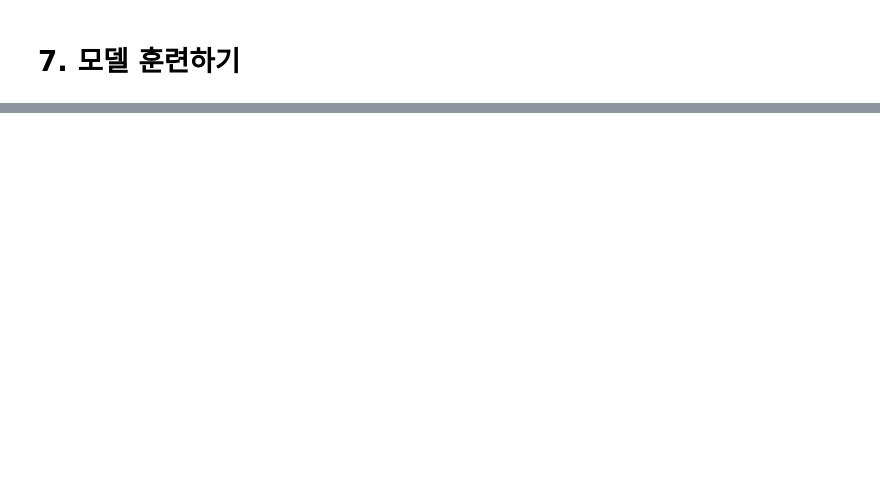
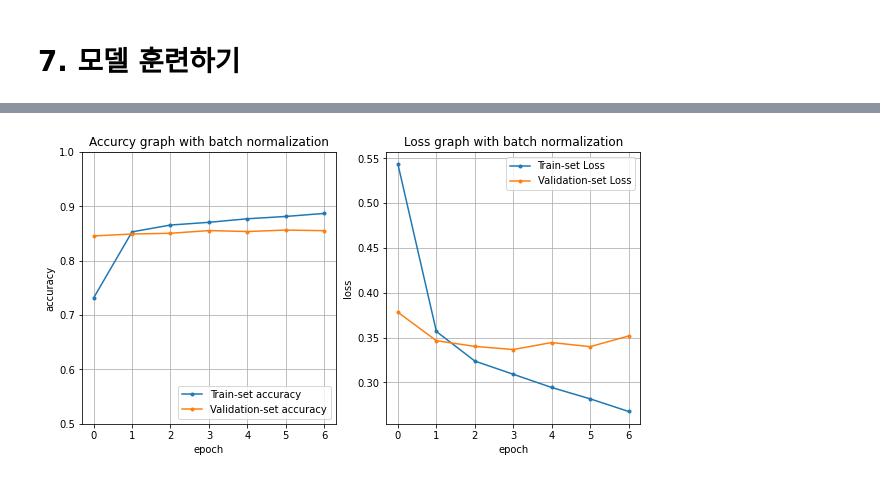
Before and after one commit to HughBGrant/GoingDeeper, a Jupyter notebook: 2/[G-02]SentimentAnalysis.ipynb, the cells around one changed output, grey strips where cells are left out. Cells and saved outputs as stored; diff of their text form; code cells hidden in the pictures; blank space fills up the shorter version.

```diff
--- a/2/[G-02]SentimentAnalysis.ipynb
+++ b/2/[G-02]SentimentAnalysis.ipynb
@@ -437,0 +594,36 @@ result = model.evaluate(test_X,  test_y, verbose=2)
+# %%
+spp = spm.SentencePieceProcessor()
+spp.Load('korean_spm.model')
+
+ratings_X, word_index, index_word = sp_tokenize(spp, ratings['document'])
+
+train_X = ratings_X[: train_end_idx+1]
+test_X = ratings_X[train_end_idx+1: ]
+
+train_y = np.array(ratings['label'][: train_end_idx+1], dtype='float32')
+test_y = np.array(ratings['label'][train_end_idx+1: ], dtype='float32')
+
+X_train, X_val, y_train, y_val = train_test_split(train_X, train_y, test_size=tsize(train_X))
+
+
+# point
+word_vector_dim = 2 ** 6
+units = int(word_vector_dim / 2)
+
+model = model_maker(vocab_size, word_vector_dim, units)
+
+model.compile(optimizer='adam',
+              loss='binary_crossentropy',
+              metrics=['accuracy'])
+
+epochs = 2 ** 4
+
+early_stop = EarlyStopping(monitor='val_loss', verbose=1, patience=3)
+
+history = model.fit(X_train,
+                    y_train,
+                    epochs=epochs,
+                    batch_size=2**10, # point
+                    validation_data=(X_val, y_val),
+                    verbose=1,
+                   callbacks=[early_stop])
@@ -437,0 +646,4 @@ result = model.evaluate(test_X,  test_y, verbose=2)
+# %%
+history_plot(history)
+# %% [output]
+[figure, added]
```
Also changed, not shown: parts of 80 cells of this notebook.
